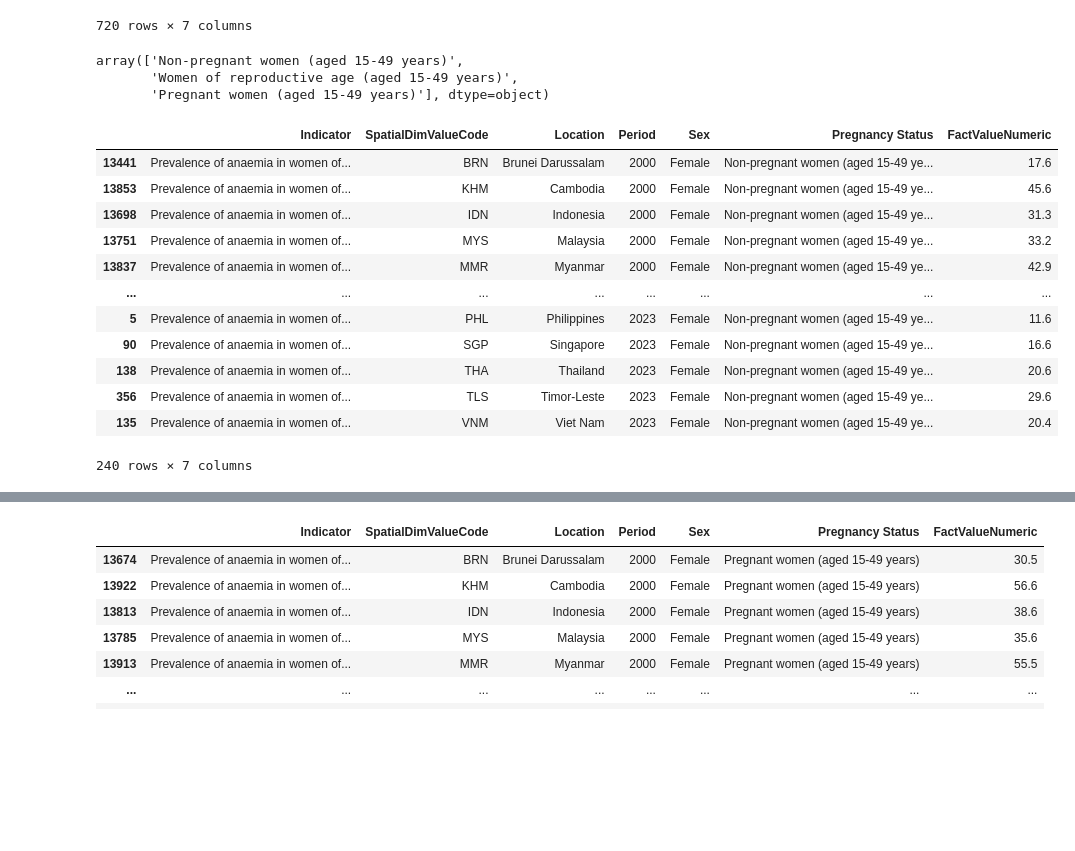
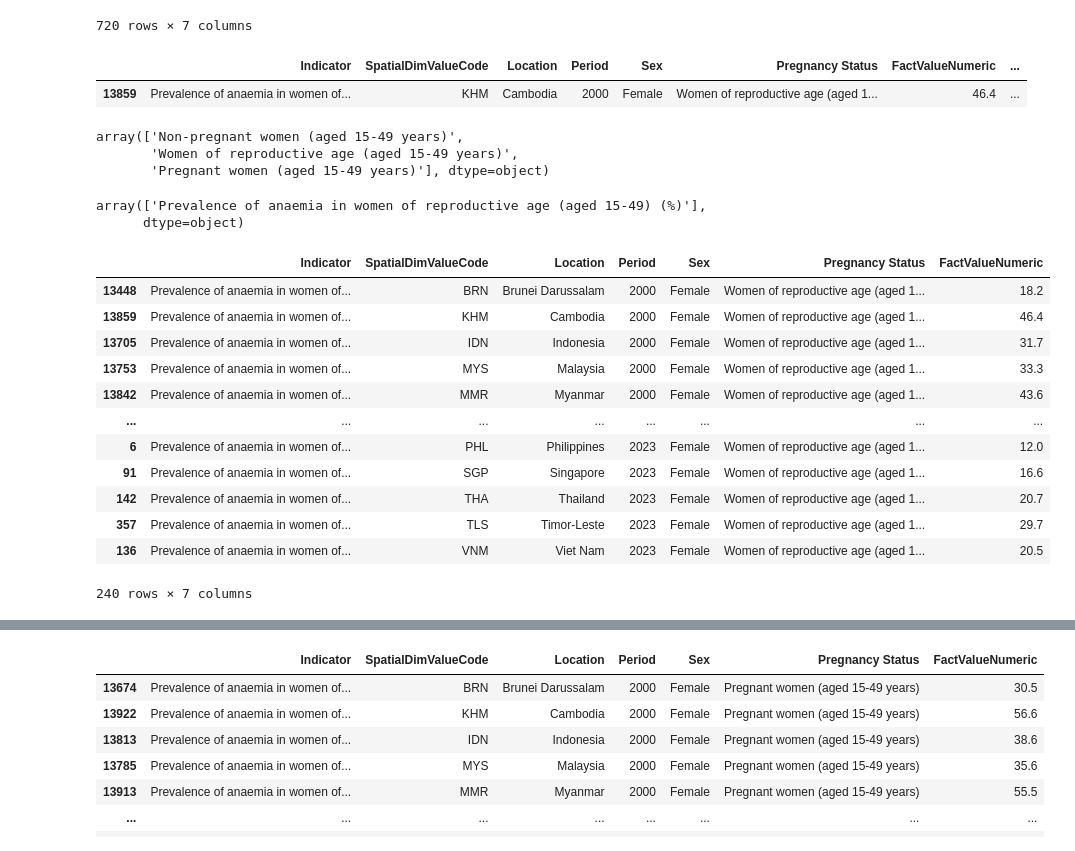
Before and after one commit to leon-pscl/CPE311_Computational-Thinking-with-Python, a Jupyter notebook: Final/ADSE/CleanItUp.ipynb, the cells around one changed output, grey strips where cells are left out. Cells and saved outputs as stored; diff of their text form; code cells hidden in the pictures; blank space fills up the shorter version.

```diff
--- a/Final/ADSE/CleanItUp.ipynb
+++ b/Final/ADSE/CleanItUp.ipynb
@@ -260,27 +260,39 @@ SEA_Anemia_Women
 | 13913 | Prevalence of anaemia in women of... | MMR | Myanmar | 2000 | Female | Pregnant women (aged 15-49 years) | 55.5 |
 | 13922 | Prevalence of anaemia in women of... | KHM | Cambodia | 2000 | Female | Pregnant women (aged 15-49 years) | 56.6 |
 720 rows × 7 columns
+# %%
+SEA_Anemia_Women['Year_Date'] = pd.to_datetime(SEA_Anemia_Women_NPW['Period'].astype(str) + '-01-01')
+# %%
+SEA_Anemia_Women[SEA_Anemia_Women['Pregnancy Status'] == 'Women of reproductive age (aged 15-49 years)'].sort_values('FactValueNumeric', ascending=False).head(1)
+# %% [output]
+|  | Indicator | SpatialDimValueCode | Location | Period | Sex | Pregnancy Status | FactValueNumeric | ... |
+| 13859 | Prevalence of anaemia in women of... | KHM | Cambodia | 2000 | Female | Women of reproductive age (aged 1... | 46.4 | ... |
 # %%
 SEA_Anemia_Women['Pregnancy Status'].unique()
 # %% [output]
 array(['Non-pregnant women (aged 15-49 years)',
        'Women of reproductive age (aged 15-49 years)',
        'Pregnant women (aged 15-49 years)'], dtype=object)
+# %%
+SEA_Anemia_Women['Indicator'].unique()
+# %% [output]
+array(['Prevalence of anaemia in women of reproductive age (aged 15-49) (%)'],
+      dtype=object)
 # %%
 # non-pregnant
-SEA_Anemia_Women_NPW = SEA_Anemia_Women[SEA_Anemia_Women['Pregnancy Status'] == 'Non-pregnant women (aged 15-49 years)']
-SEA_Anemia_Women_NPW.sort_values(by=['Period','Location',], ascending=True)
+SEA_Anemia_Women_ALL = SEA_Anemia_Women[SEA_Anemia_Women['Pregnancy Status'] == 'Women of reproductive age (aged 15-49 years)']
+SEA_Anemia_Women_ALL.sort_values(by=['Period','Location',], ascending=True)
 # %% [output]
 |  | Indicator | SpatialDimValueCode | Location | Period | Sex | Pregnancy Status | FactValueNumeric |
-| 13441 | Prevalence of anaemia in women of... | BRN | Brunei Darussalam | 2000 | Female | Non-pregnant women (aged 15-49 ye... | 17.6 |
-| 13853 | Prevalence of anaemia in women of... | KHM | Cambodia | 2000 | Female | Non-pregnant women (aged 15-49 ye... | 45.6 |
-| 13698 | Prevalence of anaemia in women of... | IDN | Indonesia | 2000 | Female | Non-pregnant women (aged 15-49 ye... | 31.3 |
-| 13751 | Prevalence of anaemia in women of... | MYS | Malaysia | 2000 | Female | Non-pregnant women (aged 15-49 ye... | 33.2 |
-| 13837 | Prevalence of anaemia in women of... | MMR | Myanmar | 2000 | Female | Non-pregnant women (aged 15-49 ye... | 42.9 |
+| 13448 | Prevalence of anaemia in women of... | BRN | Brunei Darussalam | 2000 | Female | Women of reproductive age (aged 1... | 18.2 |
+| 13859 | Prevalence of anaemia in women of... | KHM | Cambodia | 2000 | Female | Women of reproductive age (aged 1... | 46.4 |
+| 13705 | Prevalence of anaemia in women of... | IDN | Indonesia | 2000 | Female | Women of reproductive age (aged 1... | 31.7 |
+| 13753 | Prevalence of anaemia in women of... | MYS | Malaysia | 2000 | Female | Women of reproductive age (aged 1... | 33.3 |
+| 13842 | Prevalence of anaemia in women of... | MMR | Myanmar | 2000 | Female | Women of reproductive age (aged 1... | 43.6 |
 | ... | ... | ... | ... | ... | ... | ... | ... |
-| 5 | Prevalence of anaemia in women of... | PHL | Philippines | 2023 | Female | Non-pregnant women (aged 15-49 ye... | 11.6 |
-| 90 | Prevalence of anaemia in women of... | SGP | Singapore | 2023 | Female | Non-pregnant women (aged 15-49 ye... | 16.6 |
-| 138 | Prevalence of anaemia in women of... | THA | Thailand | 2023 | Female | Non-pregnant women (aged 15-49 ye... | 20.6 |
-| 356 | Prevalence of anaemia in women of... | TLS | Timor-Leste | 2023 | Female | Non-pregnant women (aged 15-49 ye... | 29.6 |
-| 135 | Prevalence of anaemia in women of... | VNM | Viet Nam | 2023 | Female | Non-pregnant women (aged 15-49 ye... | 20.4 |
+| 6 | Prevalence of anaemia in women of... | PHL | Philippines | 2023 | Female | Women of reproductive age (aged 1... | 12.0 |
+| 91 | Prevalence of anaemia in women of... | SGP | Singapore | 2023 | Female | Women of reproductive age (aged 1... | 16.6 |
+| 142 | Prevalence of anaemia in women of... | THA | Thailand | 2023 | Female | Women of reproductive age (aged 1... | 20.7 |
+| 357 | Prevalence of anaemia in women of... | TLS | Timor-Leste | 2023 | Female | Women of reproductive age (aged 1... | 29.7 |
+| 136 | Prevalence of anaemia in women of... | VNM | Viet Nam | 2023 | Female | Women of reproductive age (aged 1... | 20.5 |
 240 rows × 7 columns
```
Also changed, not shown: parts of 34 cells of this notebook, 4 other files.
